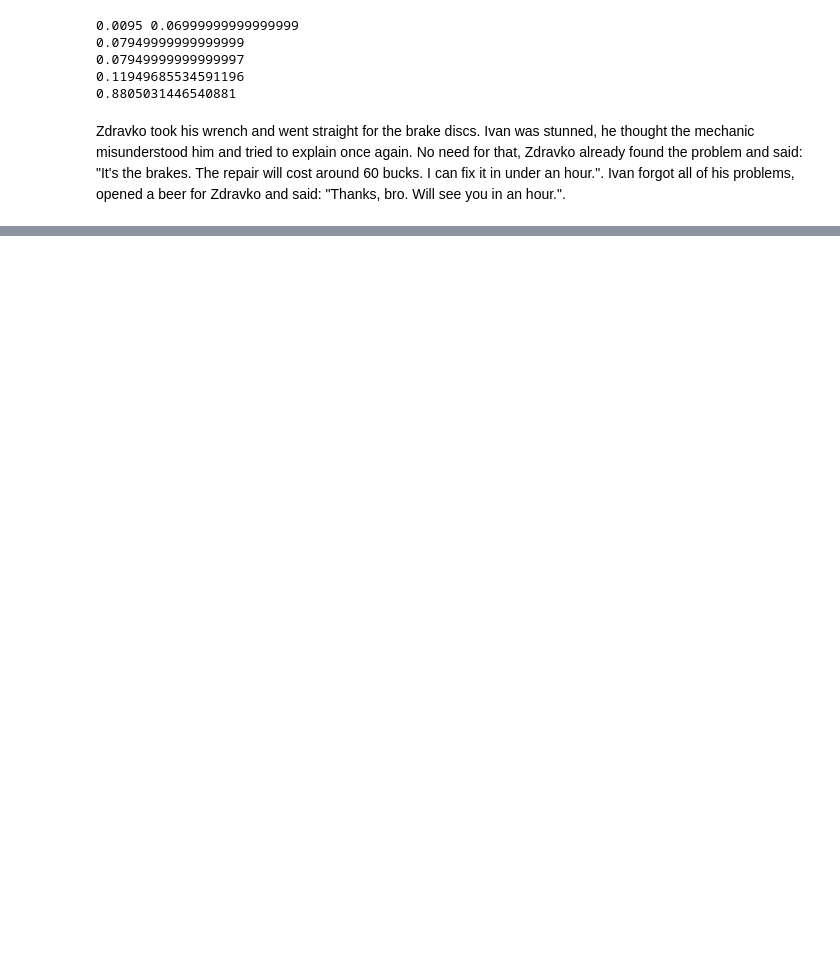
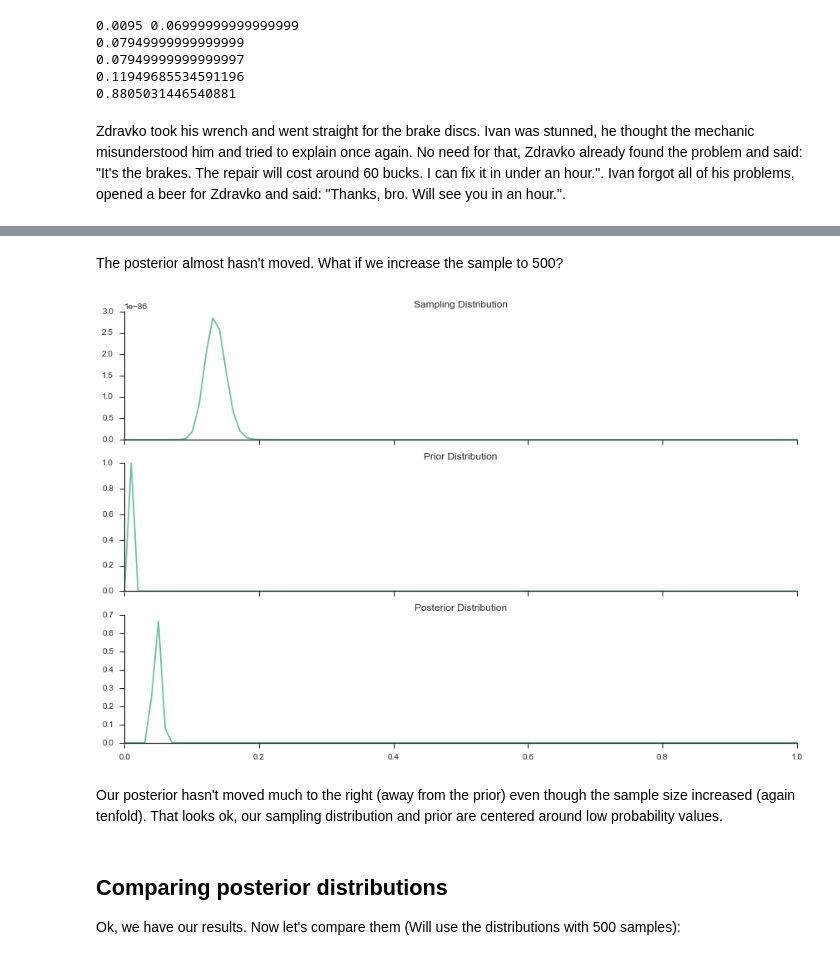
Before and after one commit to curiousily/old_blog, a Jupyter notebook: content/notebooks/5.bayes_rule.ipynb, the cells around one changed output, grey strips where cells are left out. Cells and saved outputs as stored; diff of their text form; code cells hidden in the pictures; blank space fills up the shorter version.

```diff
--- a/content/notebooks/5.bayes_rule.ipynb
+++ b/content/notebooks/5.bayes_rule.ipynb
@@ -143,0 +247,12 @@ Zdravko took his wrench and went straight for the brake discs. Ivan was stunned,
+# %% [markdown]
+The posterior almost hasn't moved. What if we increase the sample to 500?
+# %%
+plot_bayes_rule(true_p=0.119, sample_n=500, prior_p=0.01)
+# %% [output]
+[figure, added]
+# %% [markdown]
+Our posterior hasn't moved much to the right (away from the prior) even though the sample size increased (again tenfold). That looks ok, our sampling distribution and prior are centered around low probability values.
+# %% [markdown]
+## Comparing posterior distributions
+
+Ok, we have our results. Now let's compare them (Will use the distributions with 500 samples):
```
Also changed, not shown: parts of 23 cells of this notebook.
